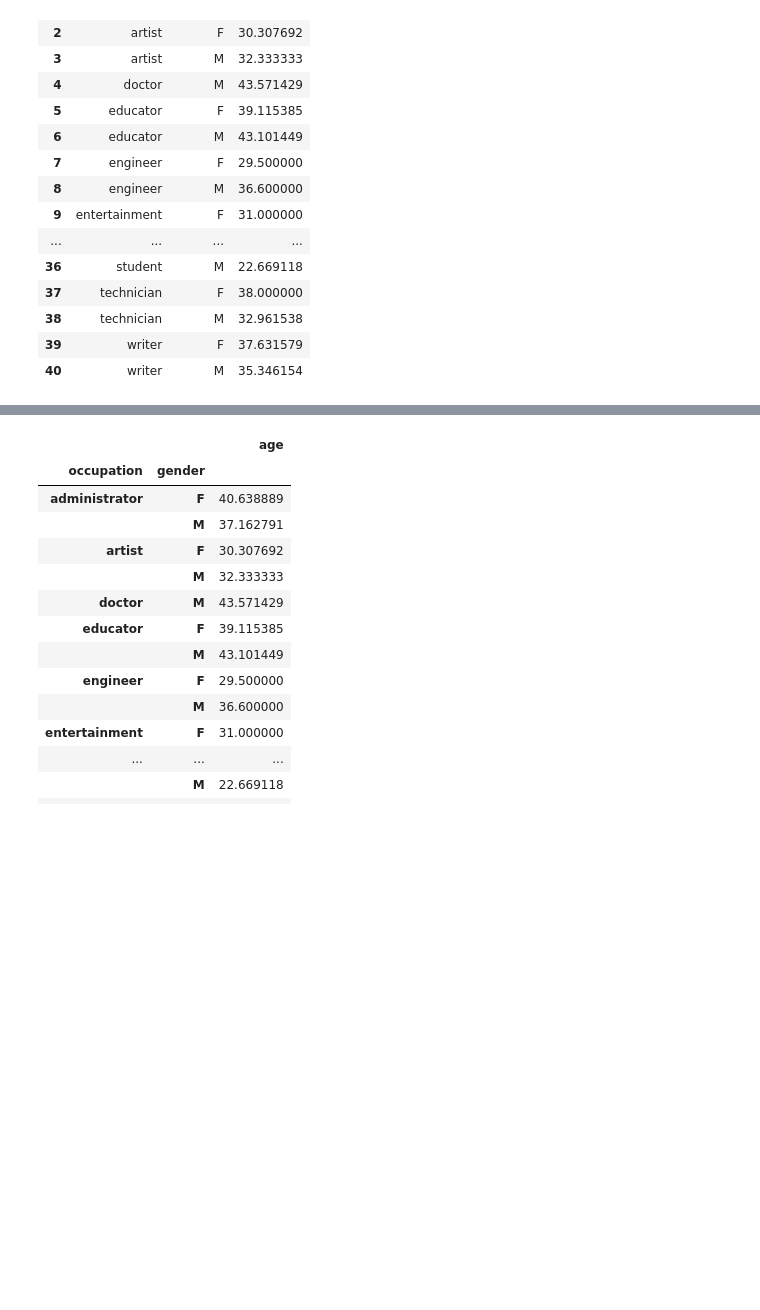
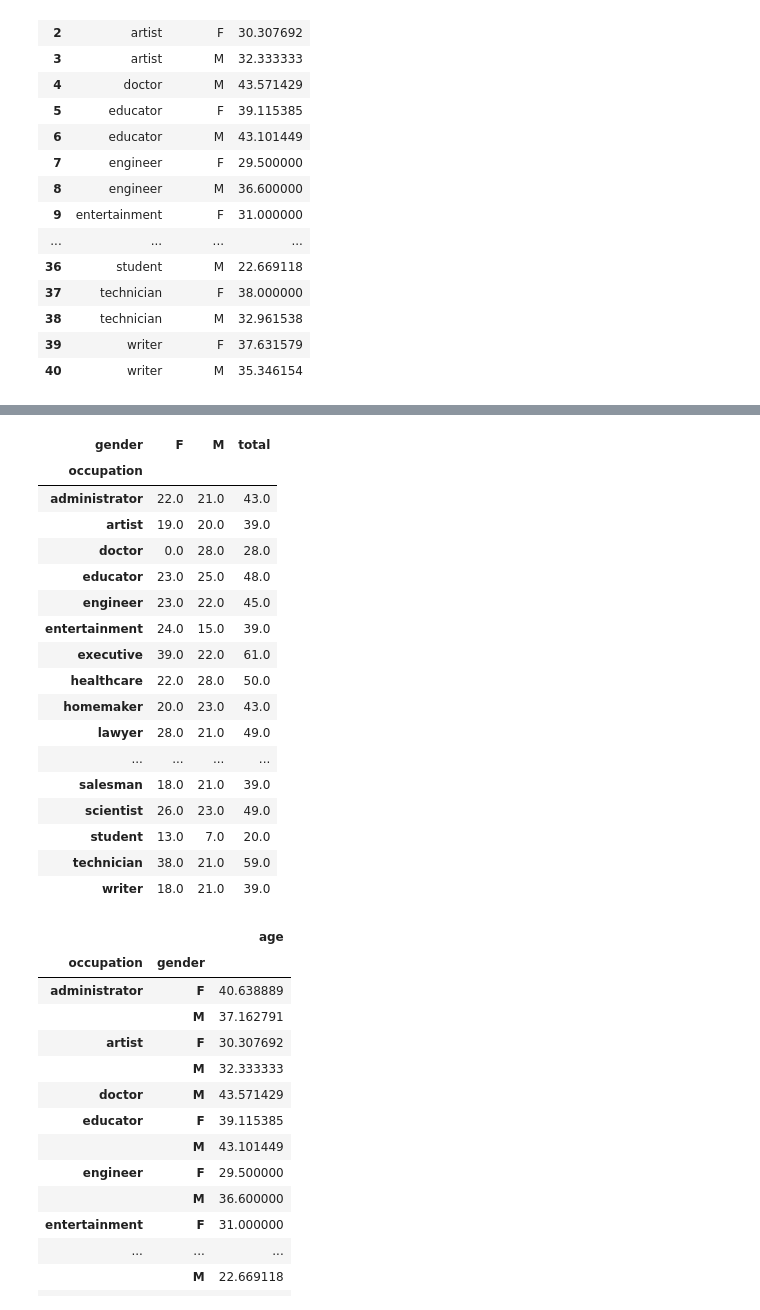
Before and after one commit to bgranda/0926_DS_Beatriz, a Jupyter notebook: 2-Analytics/2-Pandas/ejercicios/03_Grouping/Occupation/Occupation Grouping_corregido.ipynb, the cells around one changed output, grey strips where cells are left out. Cells and saved outputs as stored; diff of their text form; code cells hidden in the pictures; blank space fills up the shorter version.

```diff
--- a/2-Analytics/2-Pandas/ejercicios/03_Grouping/Occupation/Occupation Grouping_corregido.ipynb
+++ b/2-Analytics/2-Pandas/ejercicios/03_Grouping/Occupation/Occupation Grouping_corregido.ipynb
@@ -356,3 +420,28 @@ users.groupby(['occupation', 'gender'])['age'].mean().reset_index()
+# %%
+# tabla dinámica
+step_7 = pd.pivot_table(data=users, values="age", index="occupation", columns="gender", aggfunc="min")
+step_7 = step_7.fillna(0)
+step_7["total"] = step_7["F"] + step_7["M"]
+step_7
+# %% [output]
+| gender | F | M | total |
+| occupation |  |  |  |
+| administrator | 22.0 | 21.0 | 43.0 |
+| artist | 19.0 | 20.0 | 39.0 |
+| doctor | 0.0 | 28.0 | 28.0 |
+| educator | 23.0 | 25.0 | 48.0 |
+| engineer | 23.0 | 22.0 | 45.0 |
+| entertainment | 24.0 | 15.0 | 39.0 |
+| executive | 39.0 | 22.0 | 61.0 |
+| healthcare | 22.0 | 28.0 | 50.0 |
+| homemaker | 20.0 | 23.0 | 43.0 |
+| lawyer | 28.0 | 21.0 | 49.0 |
+| ... | ... | ... | ... |
+| salesman | 18.0 | 21.0 | 39.0 |
+| scientist | 26.0 | 23.0 | 49.0 |
+| student | 13.0 | 7.0 | 20.0 |
+| technician | 38.0 | 21.0 | 59.0 |
+| writer | 18.0 | 21.0 | 39.0 |
 # %%
 # %% [output]
 |  |  | age |
```
Also changed, not shown: parts of 5 cells of this notebook.
